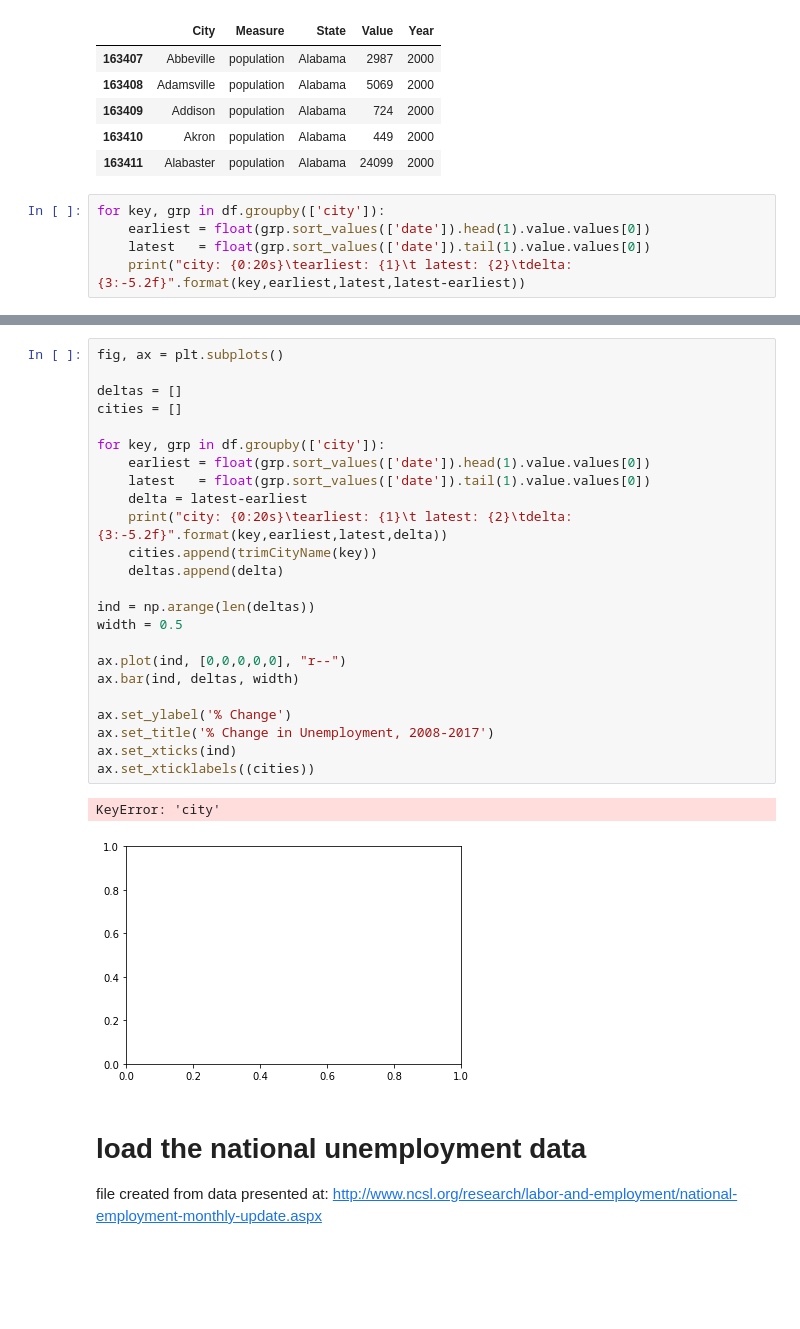
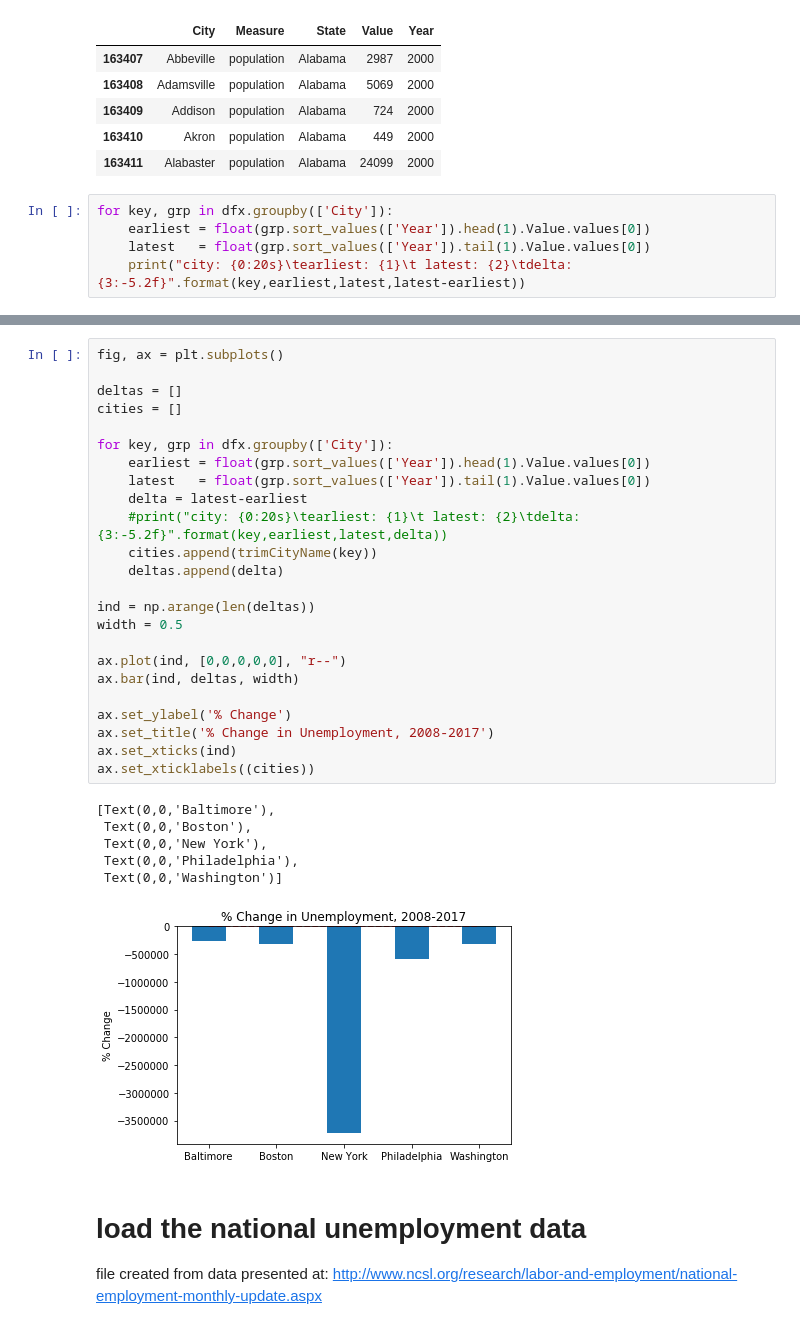
Before and after one commit to muftring/iu-datavis, a Jupyter notebook: project/analysis-labor-force-population.ipynb, the cells around one changed output, grey strips where cells are left out. Drawn from its saved outputs; the diff is of its cells as text; blank space fills up the shorter version.

```diff
--- a/project/analysis-labor-force-population.ipynb
+++ b/project/analysis-labor-force-population.ipynb
@@ -909,8 +889,8 @@ df.head()
 | 163410 | Akron | population | Alabama | 449 | 2000 |
 | 163411 | Alabaster | population | Alabama | 24099 | 2000 |
 # %%
-for key, grp in df.groupby(['city']):
-    earliest = float(grp.sort_values(['date']).head(1).value.values[0])
-    latest   = float(grp.sort_values(['date']).tail(1).value.values[0])
+for key, grp in dfx.groupby(['City']):
+    earliest = float(grp.sort_values(['Year']).head(1).Value.values[0])
+    latest   = float(grp.sort_values(['Year']).tail(1).Value.values[0])
     print("city: {0:20s}\tearliest: {1}\t latest: {2}\tdelta: {3:-5.2f}".format(key,earliest,latest,latest-earliest))
 # %% [output]
@@ -918,30 +902,34 @@ KeyError: 'city'
 # %%
 fig, ax = plt.subplots()
 
 deltas = []
 cities = []
 
-for key, grp in df.groupby(['city']):
-    earliest = float(grp.sort_values(['date']).head(1).value.values[0])
-    latest   = float(grp.sort_values(['date']).tail(1).value.values[0])
+for key, grp in dfx.groupby(['City']):
+    earliest = float(grp.sort_values(['Year']).head(1).Value.values[0])
+    latest   = float(grp.sort_values(['Year']).tail(1).Value.values[0])
     delta = latest-earliest
-    print("city: {0:20s}\tearliest: {1}\t latest: {2}\tdelta: {3:-5.2f}".format(key,earliest,latest,delta))
+    #print("city: {0:20s}\tearliest: {1}\t latest: {2}\tdelta: {3:-5.2f}".format(key,earliest,latest,delta))
     cities.append(trimCityName(key))
     deltas.append(delta)
 
 ind = np.arange(len(deltas))
 width = 0.5
 
 ax.plot(ind, [0,0,0,0,0], "r--")
 ax.bar(ind, deltas, width)
 
 ax.set_ylabel('% Change')
 ax.set_title('% Change in Unemployment, 2008-2017')
 ax.set_xticks(ind)
 ax.set_xticklabels((cities))
 # %% [output]
-KeyError: 'city'
+[Text(0,0,'Baltimore'),
+ Text(0,0,'Boston'),
+ Text(0,0,'New York'),
+ Text(0,0,'Philadelphia'),
+ Text(0,0,'Washington')]
-[figure, old version]
+[figure, new version]
 # %% [markdown]
 # load the national unemployment data
 file created from data presented at: http://www.ncsl.org/research/labor-and-employment/national-employment-monthly-update.aspx
```
Also changed, not shown: parts of 8 cells of this notebook, 2 other files.
